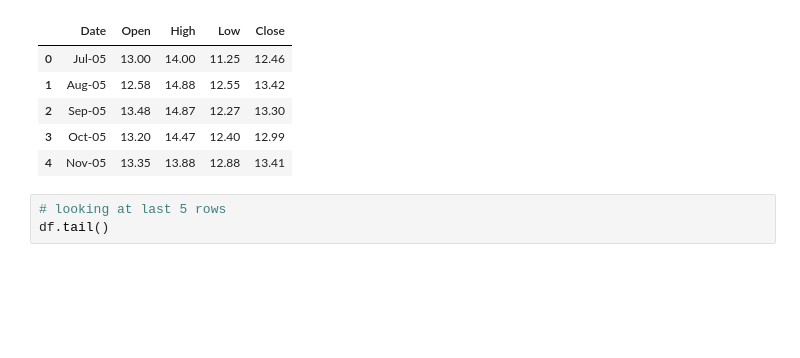
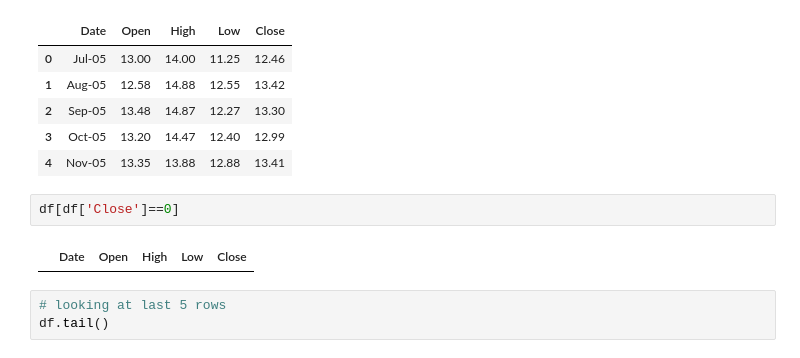
Before and after one commit to niteshavagabond/Yes-Bank-Stock-Closing-Price-Prediction, a Jupyter notebook: Yes_Bank_Stock_Closing_Price_Prediction_Nitesh_Verma.ipynb, the cells around one changed output. Saved outputs shown, nothing was run; the diff lists cells and outputs as text; blank space fills up the shorter version.

```diff
--- a/Yes_Bank_Stock_Closing_Price_Prediction_Nitesh_Verma.ipynb
+++ b/Yes_Bank_Stock_Closing_Price_Prediction_Nitesh_Verma.ipynb
@@ -41,6 +47,10 @@ df.head()
 | 2 | Sep-05 | 13.48 | 14.87 | 12.27 | 13.30 |
 | 3 | Oct-05 | 13.20 | 14.47 | 12.40 | 12.99 |
 | 4 | Nov-05 | 13.35 | 13.88 | 12.88 | 13.41 |
+# %%
+df[df['Close']==0]
+# %% [output]
+|  | Date | Open | High | Low | Close |
 # %%
 # looking at last 5 rows
 df.tail()
```
Also changed, not shown: parts of 59 cells of this notebook.
